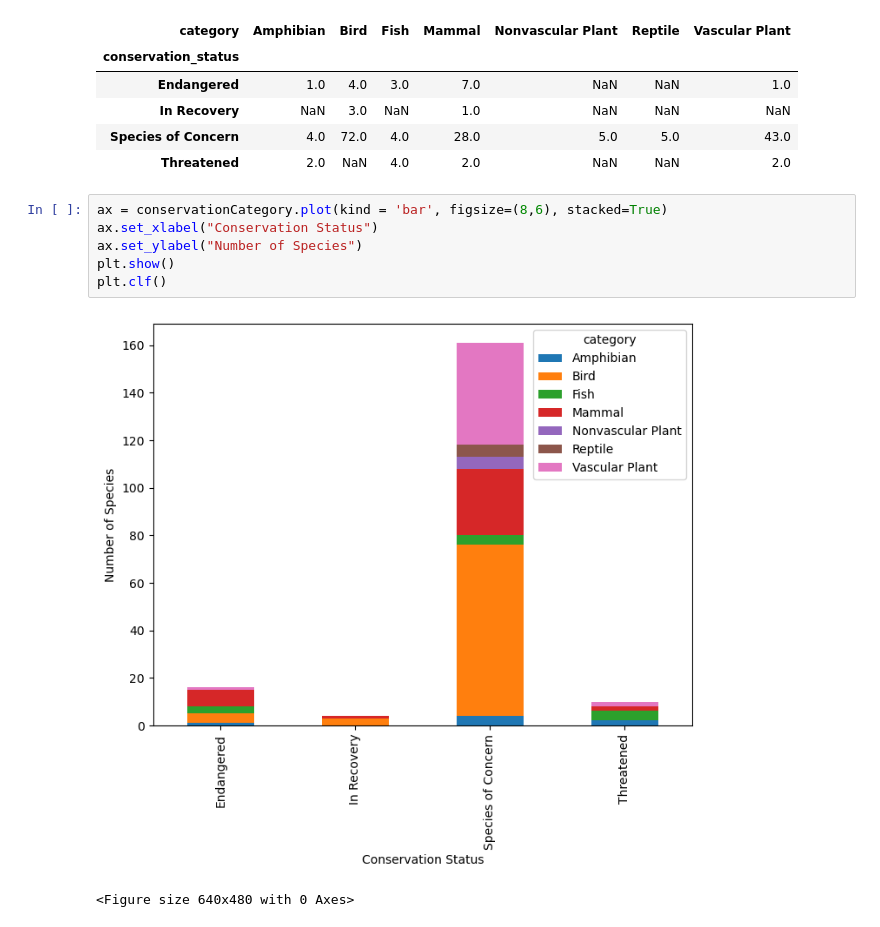
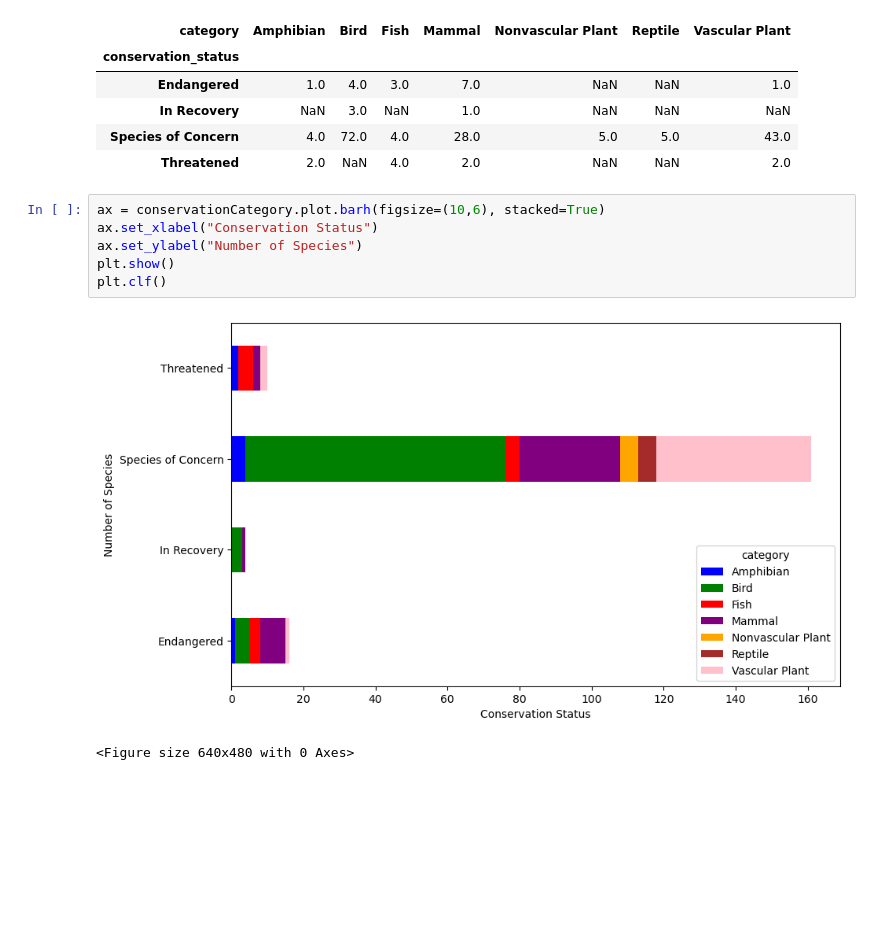
Before and after one commit to minaguevara/biodicersity-national-parks, a Jupyter notebook: biodiversity.ipynb, the cells around one changed output. Cells and saved outputs as stored; diff of their text form; blank space fills up the shorter version.

Commit message:
Added graphs and plots to the study, answered the questions asked

```diff
--- a/biodiversity.ipynb
+++ b/biodiversity.ipynb
@@ -185,11 +185,11 @@ conservationCategory
 | Species of Concern | 4.0 | 72.0 | 4.0 | 28.0 | 5.0 | 5.0 | 43.0 |
 | Threatened | 2.0 | NaN | 4.0 | 2.0 | NaN | NaN | 2.0 |
 # %%
-ax = conservationCategory.plot(kind = 'bar', figsize=(8,6), stacked=True)
+ax = conservationCategory.plot.barh(figsize=(10,6), stacked=True)
 ax.set_xlabel("Conservation Status")
 ax.set_ylabel("Number of Species")
 plt.show()
 plt.clf()
 # %% [output]
-[figure, old version]
+[figure, new version]
 <Figure size 640x480 with 0 Axes>
```
Also changed, not shown: parts of 23 cells of this notebook, 4 other files.
